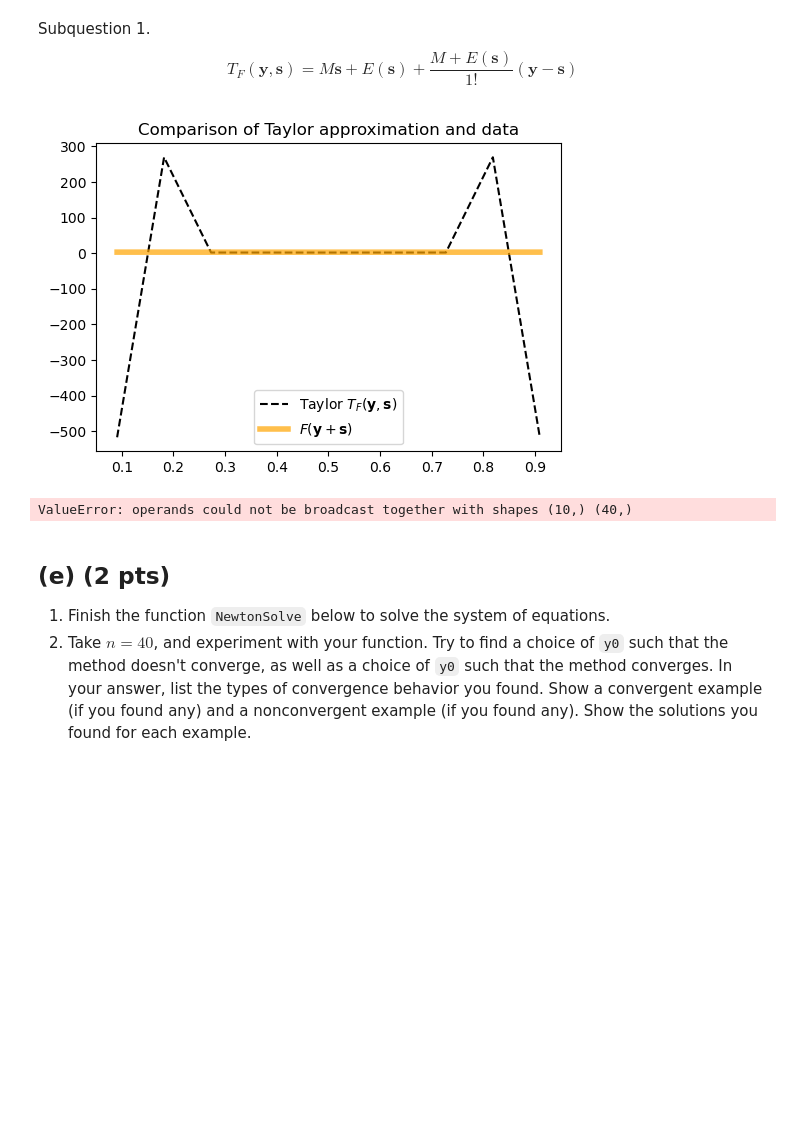
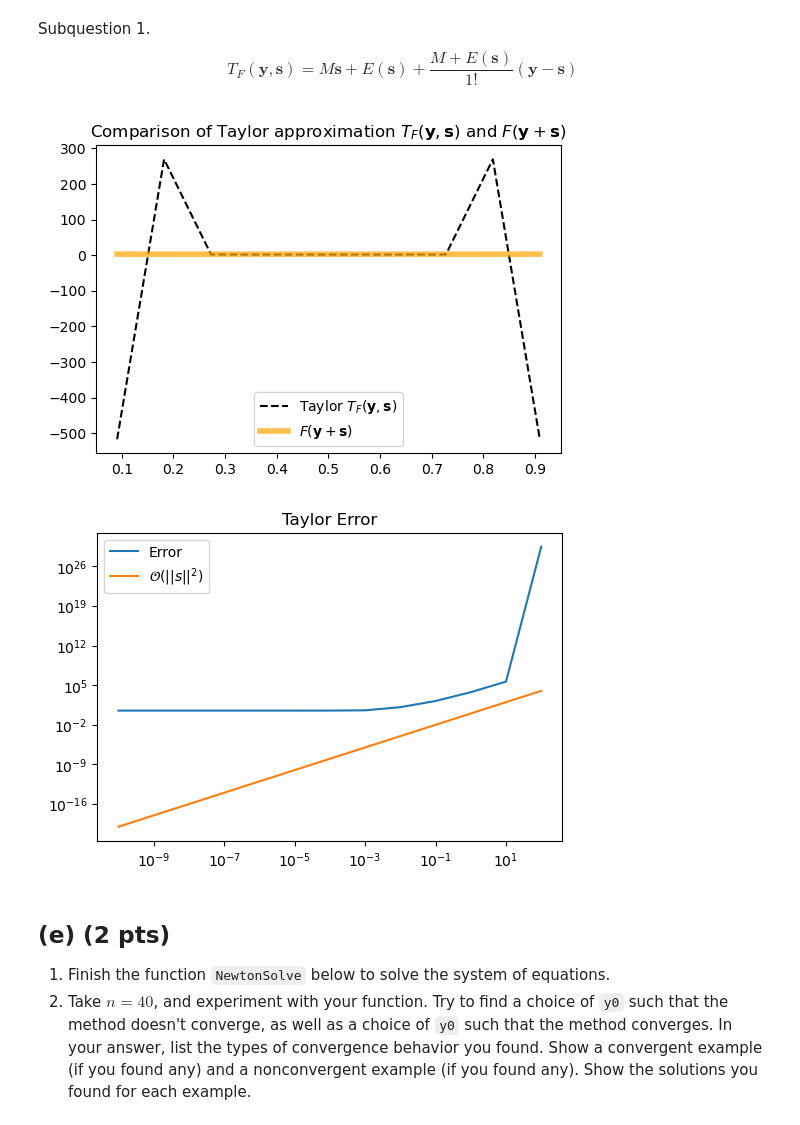
Before and after one commit to jonas4climate/na-assignment1, a Jupyter notebook: hw4_2023.ipynb, the cells around one changed output. Saved outputs shown, nothing was run; the diff lists cells and outputs as text; code cells hidden in the pictures; blank space fills up the shorter version.

```diff
--- a/hw4_2023.ipynb
+++ b/hw4_2023.ipynb
@@ -219,43 +219,44 @@ def TaylorF(y, h):
 
 s = np.full(n, 0.1)
 taylor_approx = TaylorF(exact_y, s)
 
 plt.figure(figsize=(6,4))
-plt.title('Comparison of Taylor approximation and data')
+plt.title('Comparison of Taylor approximation $T_{F}(\\mathbf{y}, \\mathbf{s})$ and $F(\\mathbf{y} + \\mathbf{s})$')
 plt.plot(steps, taylor_approx, label='Taylor $T_{F}(\\mathbf{y}, \\mathbf{s})$', linestyle='--', color='black')
 plt.plot(steps, approx_data, label='$F(\\mathbf{y} + \\mathbf{s})$', linewidth=4, alpha=0.7, color='orange')
 plt.legend()
 plt.show()
 
 # Still to be fixed
 
-def explore_taylor_error(h_space, n=40):
+def explore_taylor_error(h_space, n=10):
     errors = []
     O_errors = []
+    approx_data = F(exact_y)
     for h in h_space:
         s = np.ones(n)
-        s /= np.linalg.norm(s)
-        s *= h
-        approx_data = F(exact_y)
+        s = s / np.linalg.norm(s) * h
         taylor_approx = TaylorF(exact_y, s)
         error = np.linalg.norm(approx_data - taylor_approx)
         O_error = np.linalg.norm(s)**2
+        errors.append(error)
         O_errors.append(O_error)
-        errors.append(error)
     return errors, O_errors
 
-h_space = np.logspace(-3, 1, 10)
+h_space = np.logspace(-10, 2, 13)
 errors, O_errors = explore_taylor_error(h_space)
 
 plt.figure(figsize=(6,4))
 plt.title('Taylor Error')
+plt.plot(h_space, errors, label='Error')
 plt.plot(h_space, O_errors, label='$\\mathcal{O}(||s||^2)$')
-plt.plot(h_space, errors, label='Error')
+plt.yscale('log')
+plt.xscale('log')
 plt.legend()
 plt.show()
 # %% [output]
-[figure, old version]
+[figure, new version]
-ValueError: operands could not be broadcast together with shapes (10,) (40,)
+[figure, added]
 # %% [markdown]
 ## (e) (2 pts)
 1. Finish the function `NewtonSolve` below to solve the system of equations.
```
